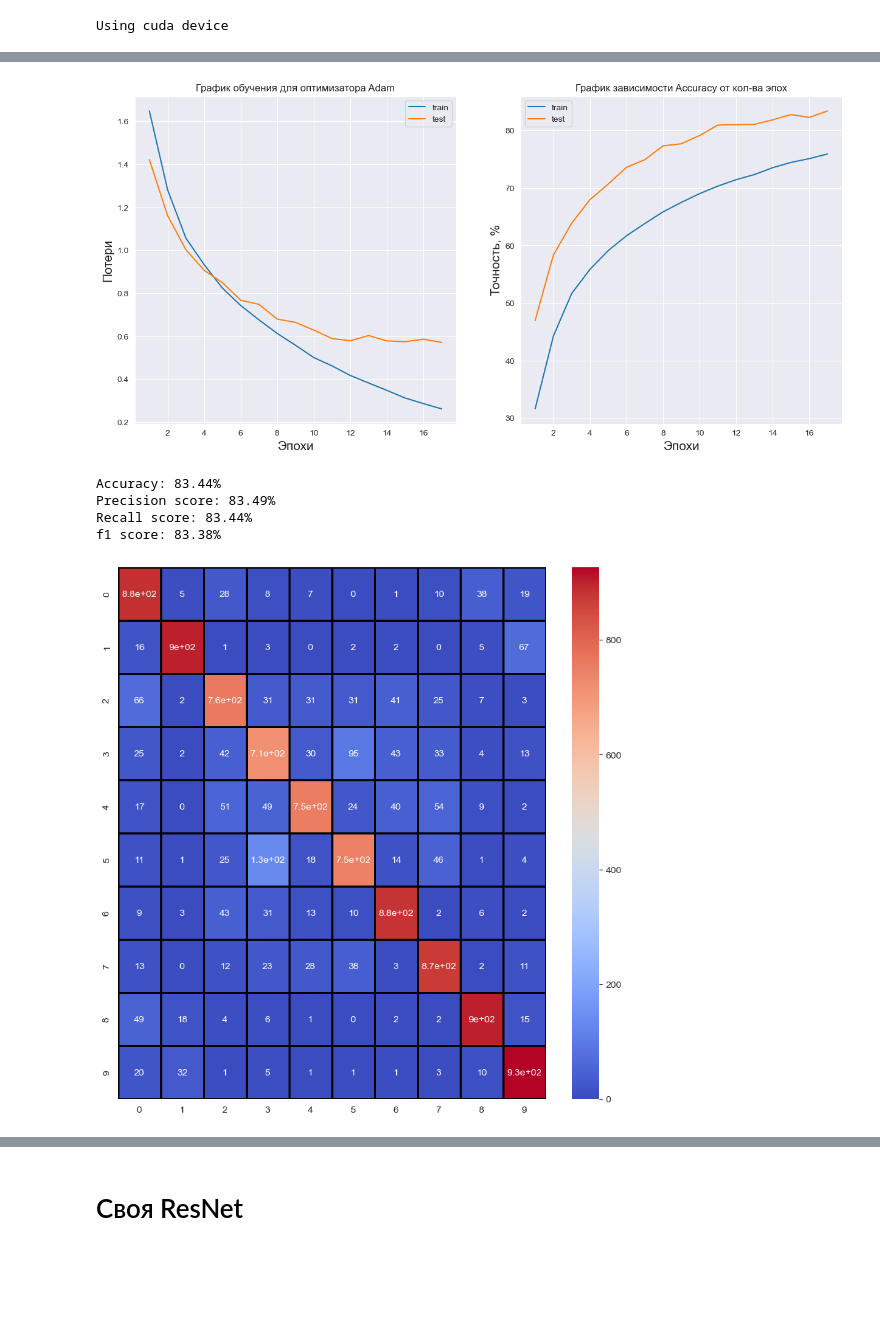
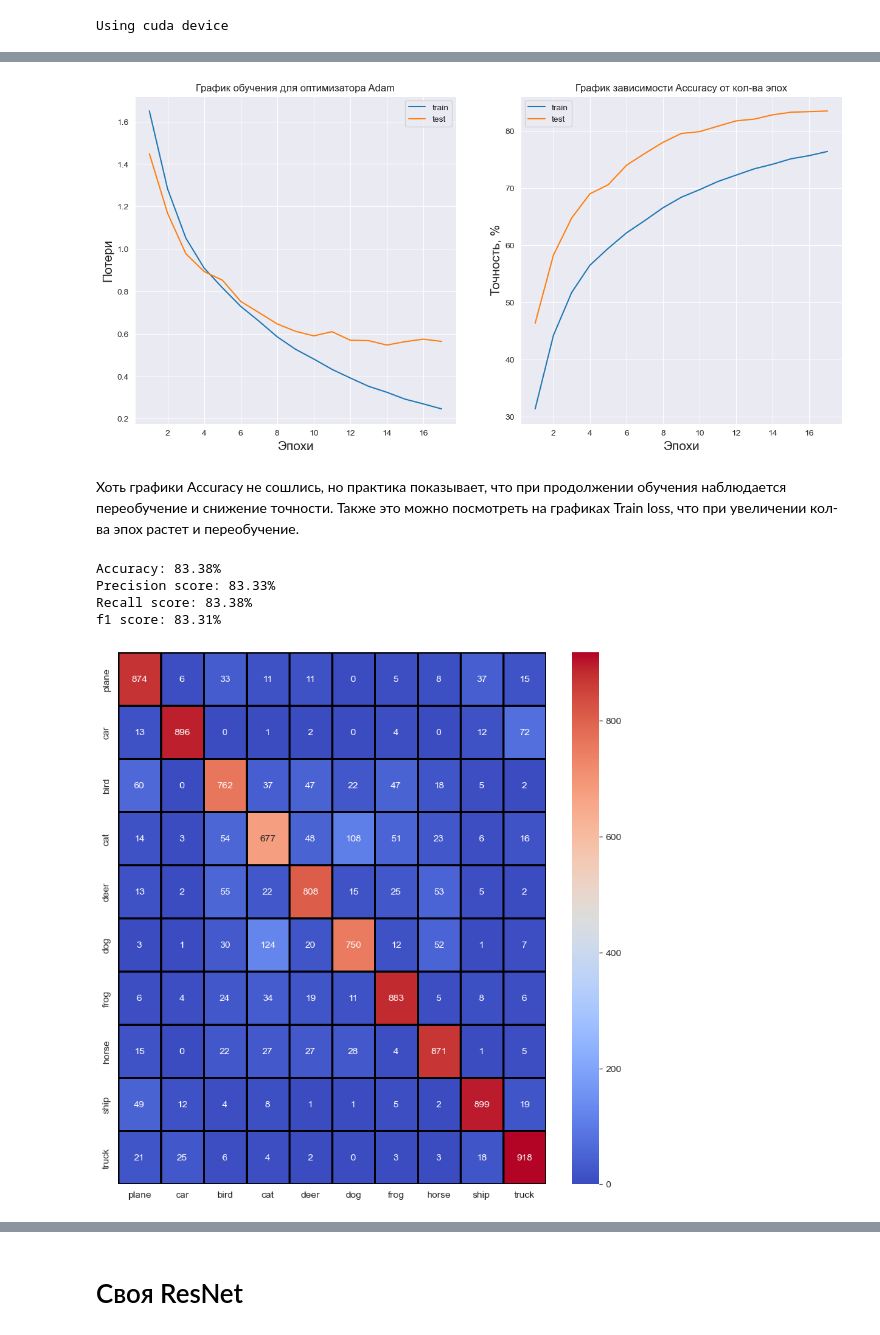
Before and after one commit to ex3del/Pad_jupiter, a Jupyter notebook: cifar_final.ipynb, the cells around one changed output, grey strips where cells are left out. Drawn from its saved outputs; the diff is of its cells as text; code cells hidden in the pictures; blank space fills up the shorter version.

```diff
--- a/cifar_final.ipynb
+++ b/cifar_final.ipynb
@@ -342,11 +345,8 @@ weighted avg       0.56      0.56      0.56     10000
 # %%
-
 imgs, labels = next(iter(test_dataloader))
-pred = model(imgs.to(device))
+pred = model(imgs)
 imgs = torch.reshape(imgs, (64, 3, 32, 32))
 imgs = imgs[:64]
 pred = pred[:64].detach()
-print("Предсказание для первого образца:\n", pred[0])
 digits = np.argmax(pred.cpu().numpy(), axis=1)
-print("Предсказанный класс: ", digits[0])
 lb = labels.numpy()
@@ -609,7 +609,9 @@ plt.title("График зависимости Accuracy от кол-ва эпо
 plt.grid
 plt.show()
 # %% [output]
-[figure, old version]
+[figure, new version]
+# %% [markdown]
+Хоть графики Accuracy не сошлись, но практика показывает, что при продолжении обучения наблюдается переобучение и снижение точности. Также это можно посмотреть на графиках Train loss, что при увеличении кол-ва эпох растет и переобучение.
 # %%
 net = model_cnn.to('cpu')
 y_pred = []
@@ -631,7 +633,7 @@ print(f'Precision score: {round(precision_score(y_true, y_pred, average="macro")
 print(f'Recall score: {round(recall_score(y_true, y_pred, average="macro")*100, 2)}%')
 print(f'f1 score: {round(f1_score(y_true, y_pred, average="macro")*100, 2)}%')
 # %% [output]
-Accuracy: 83.44%
-Precision score: 83.49%
-Recall score: 83.44%
-f1 score: 83.38%
+Accuracy: 83.38%
+Precision score: 83.33%
+Recall score: 83.38%
+f1 score: 83.31%
@@ -638,7 +643,7 @@ f1 score: 83.38%
 # %%
 device = "cuda" if torch.cuda.is_available() else "cpu"
 plt.figure(figsize=(10,10))
-sb.heatmap(confusion_matrix(y_true, y_pred), annot=True, cmap='coolwarm', linewidths=2, linecolor='black')
+sb.heatmap(confusion_matrix(y_true, y_pred), annot=True, cmap='coolwarm', linewidths=2, linecolor='black', fmt=str(), xticklabels=classes, yticklabels=classes)
 plt.show()
 # %% [output]
-[figure, old version]
+[figure, new version]
```
Also changed, not shown: parts of 19 cells of this notebook, 1 other file.
